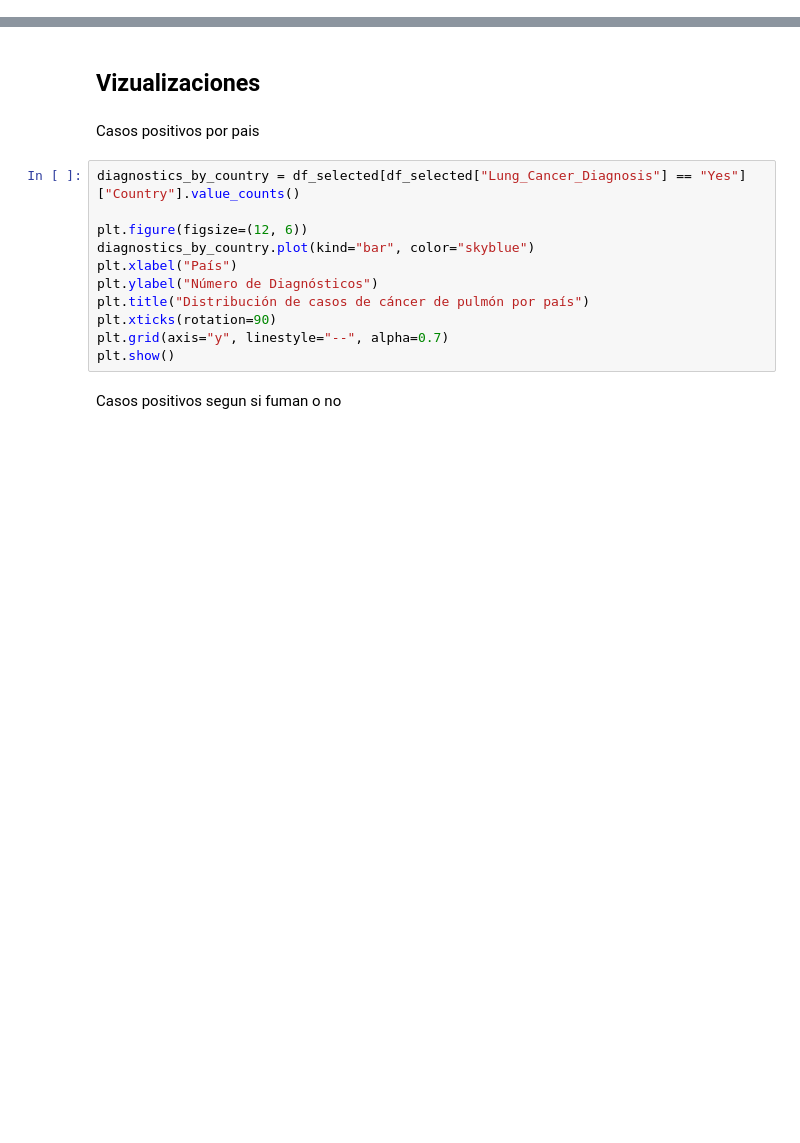
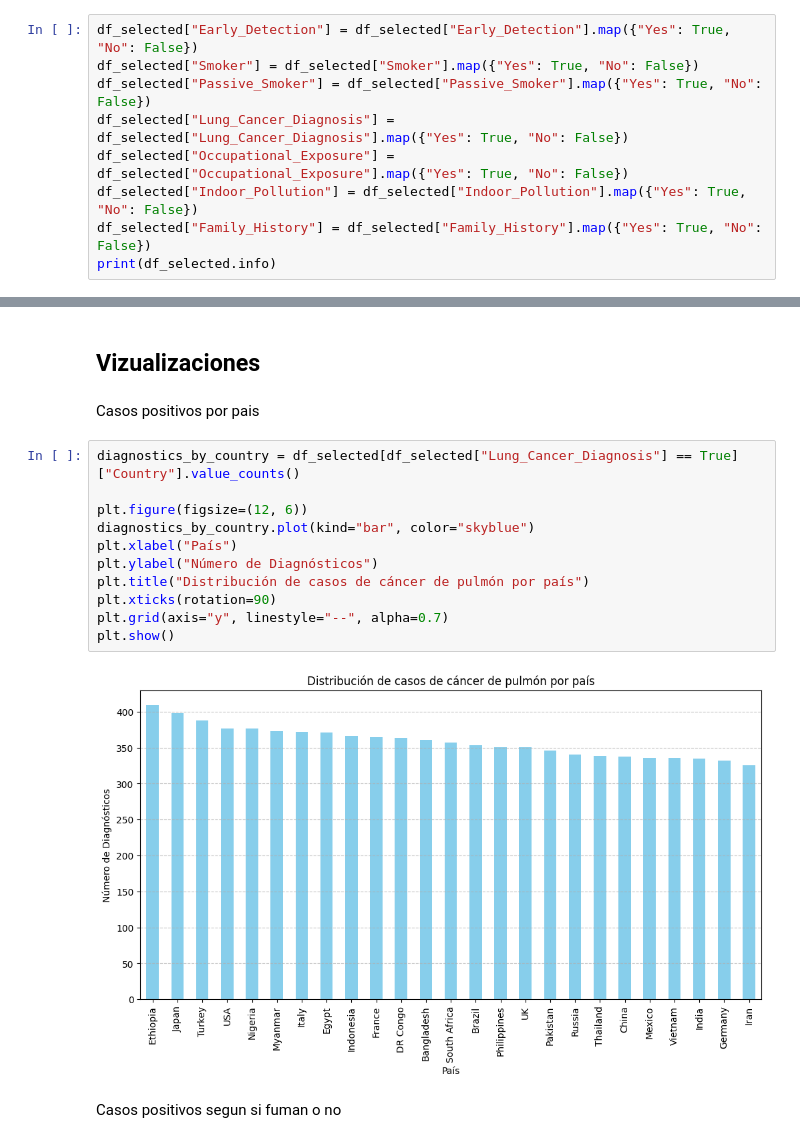
Before and after one commit to Luisgar0821/Lung_cancer, a Jupyter notebook: Lung_cancer.ipynb, the cells around one changed output, grey strips where cells are left out. Cells and saved outputs as stored; diff of their text form; blank space fills up the shorter version.

```diff
--- a/Lung_cancer.ipynb
+++ b/Lung_cancer.ipynb
@@ -188,0 +310,9 @@ print(df)
+# %%
+df_selected["Early_Detection"] = df_selected["Early_Detection"].map({"Yes": True, "No": False})
+df_selected["Smoker"] = df_selected["Smoker"].map({"Yes": True, "No": False})
+df_selected["Passive_Smoker"] = df_selected["Passive_Smoker"].map({"Yes": True, "No": False})
+df_selected["Lung_Cancer_Diagnosis"] = df_selected["Lung_Cancer_Diagnosis"].map({"Yes": True, "No": False})
+df_selected["Occupational_Exposure"] = df_selected["Occupational_Exposure"].map({"Yes": True, "No": False})
+df_selected["Indoor_Pollution"] = df_selected["Indoor_Pollution"].map({"Yes": True, "No": False})
+df_selected["Family_History"] = df_selected["Family_History"].map({"Yes": True, "No": False})
+print(df_selected.info)
@@ -221,16 +399,18 @@ La Tabla de los datos limpios se creo con exito
 # %% [markdown]
 Casos positivos por pais
 # %%
-diagnostics_by_country = df_selected[df_selected["Lung_Cancer_Diagnosis"] == "Yes"]["Country"].value_counts()
+diagnostics_by_country = df_selected[df_selected["Lung_Cancer_Diagnosis"] == True]["Country"].value_counts()
 
 plt.figure(figsize=(12, 6))
 diagnostics_by_country.plot(kind="bar", color="skyblue")
 plt.xlabel("País")
 plt.ylabel("Número de Diagnósticos")
 plt.title("Distribución de casos de cáncer de pulmón por país")
 plt.xticks(rotation=90)
 plt.grid(axis="y", linestyle="--", alpha=0.7)
 plt.show()
+# %% [output]
+[figure, added]
 # %% [markdown]
 Casos positivos segun si fuman o no
 # %%
```
Also changed, not shown: parts of 19 cells of this notebook, 1 other file.
